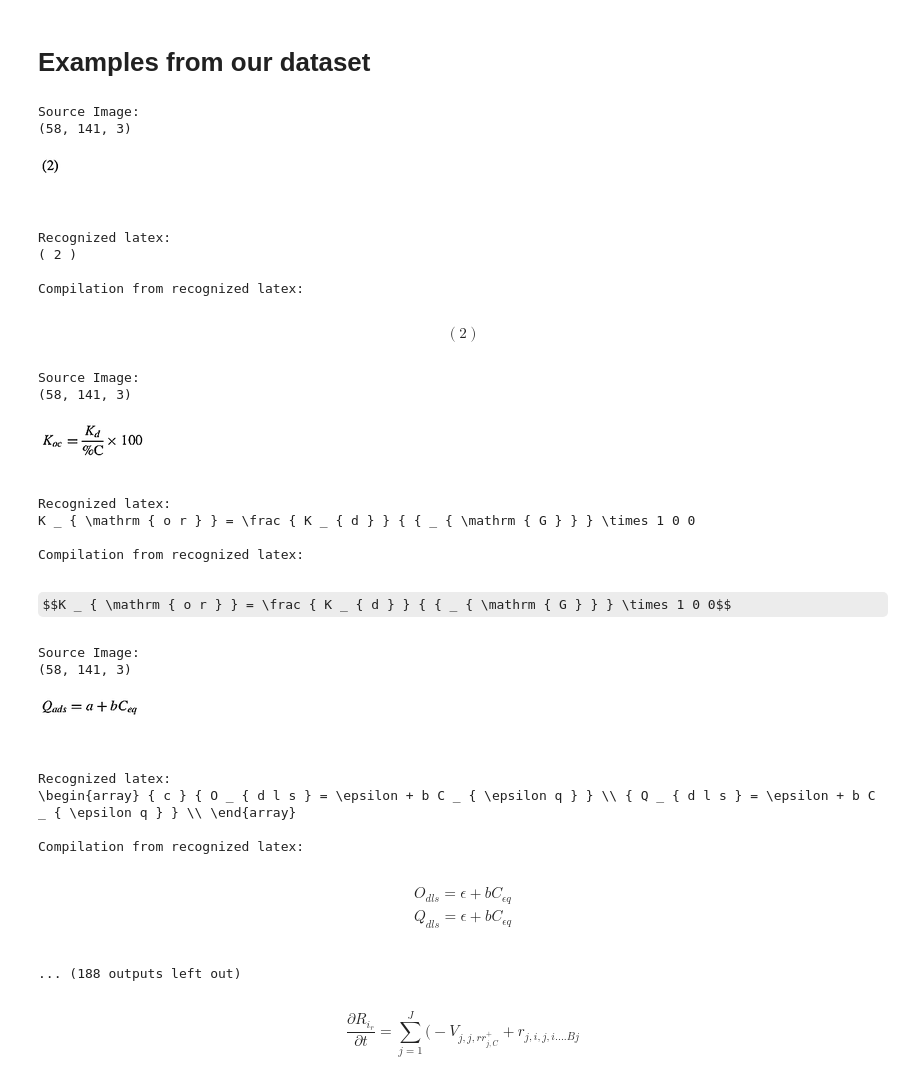
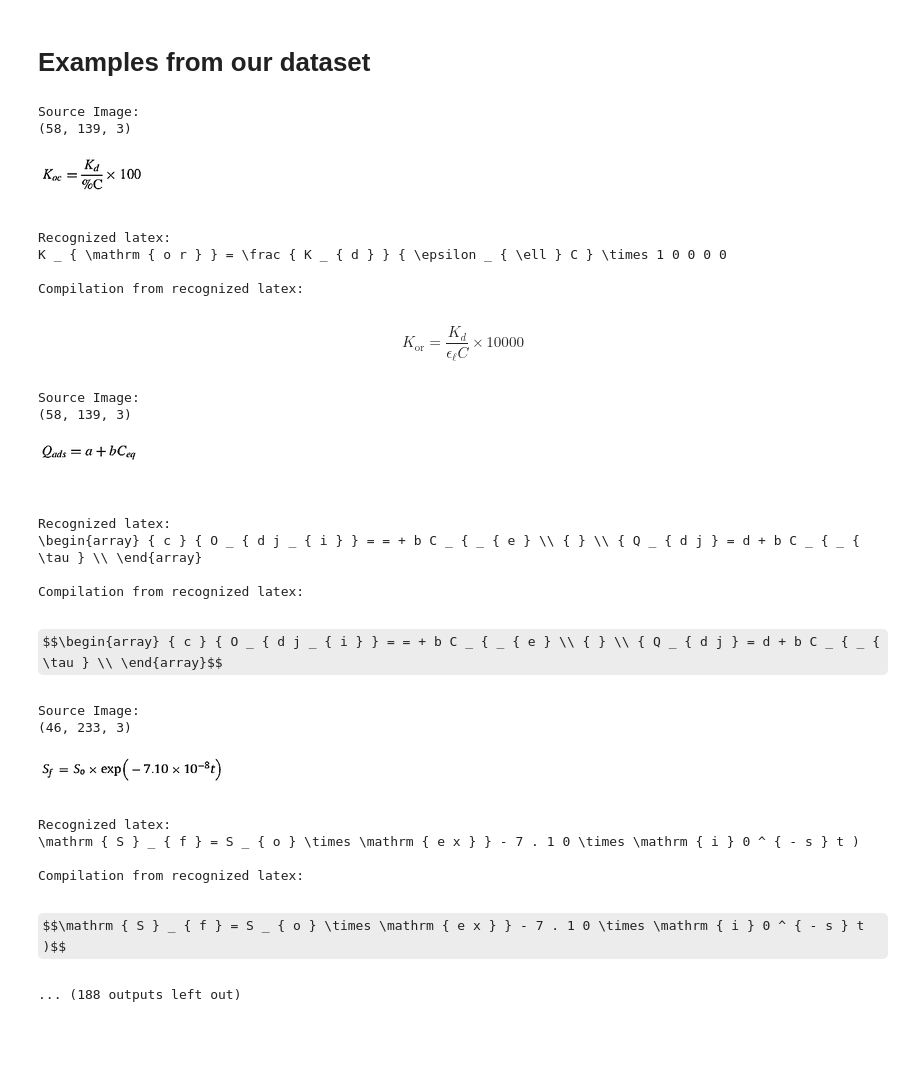
Before and after one commit to UW-COSMOS/latex-ocr, a Jupyter notebook: demo.ipynb, the cells around one changed output. Drawn from its saved outputs; the diff is of its cells as text; code cells hidden in the pictures; some formulas as TeX source; blank space fills up the shorter version.

```diff
--- a/demo.ipynb
+++ b/demo.ipynb
@@ -45,4 +42,0 @@ def predict(src, ratio=1):
-# %%
-for i in range(1,200, 10):
-    predict('data/images_test/%d.png'%i)
-    print('\n\n')
@@ -75,34 +43,32 @@ $$I ^ { c } = \mp \frac { \pi b \sqrt { 1 - \Lambda a ^ { 2 } } } { 2 G } ~ ~ ,$
 # %% [markdown]
 # Examples from our dataset
 # %%
-for i in range(0,50, 1):
-    predict('data/equations/%d.png'%i, ratio=1.7)
+for i in range(0,182, 1):
+    predict('data/equations/%d.png'%i, ratio=1.715)
     print('\n\n')
 # %% [output]
 Source Image:
-(58, 141, 3)
+(58, 139, 3)
-[figure, old version]
+[figure, new version]
 Recognized latex:
-( 2 )
+K _ { \mathrm { o r } } = \frac { K _ { d } } { \epsilon _ { \ell } C } \times 1 0 0 0 0
 
 Compilation from recognized latex:
-$$( 2 )$$
+$$K _ { \mathrm { o r } } = \frac { K _ { d } } { \epsilon _ { \ell } C } \times 1 0 0 0 0$$
 Source Image:
-(58, 141, 3)
+(58, 139, 3)
-[figure, old version]
+[figure, new version]
 Recognized latex:
-K _ { \mathrm { o r } } = \frac { K _ { d } } { { _ { \mathrm { G } } } \times 1 0 0
+\begin{array} { c } { O _ { d j _ { i } } = = + b C _ { _ { e } \\ { } \\ { Q _ { d j } = d + b C _ { _ { \tau } \\ \end{array}
 
 Compilation from recognized latex:
-$$K _ { \mathrm { o r } } = \frac { K _ { d } } { { _ { \mathrm { G } } } \times 1 0 0$$
+$$\begin{array} { c } { O _ { d j _ { i } } = = + b C _ { _ { e } \\ { } \\ { Q _ { d j } = d + b C _ { _ { \tau } \\ \end{array}$$
 Source Image:
-(58, 141, 3)
+(46, 233, 3)
-[figure, old version]
+[figure, new version]
 Recognized latex:
-\begin{array} { c } { O _ { d l s } = \epsilon + b C _ { \epsilon q } } \\ { Q _ { d l s } = \epsilon + b C _ { \epsilon q } } \\ \end{array}
+\mathrm { S } _ { f } = S _ { o } \times \mathrm { e x } } - 7 . 1 0 \times \mathrm { i } 0 ^ { - s } t )
 
 Compilation from recognized latex:
-$$\begin{array} { c } { O _ { d l s } = \epsilon + b C _ { \epsilon q } } \\ { Q _ { d l s } = \epsilon + b C _ { \epsilon q } } \\ \end{array}$$
+$$\mathrm { S } _ { f } = S _ { o } \times \mathrm { e x } } - 7 . 1 0 \times \mathrm { i } 0 ^ { - s } t )$$
 ... (188 outputs left out)
-# %% [markdown]
-$$\frac { \partial R _ { i _ { r } } } { \partial t } = \sum _ { j = 1 } ^ { J } \Big ( - V _ { j , j , r r }  _ { j , C } ^ { + } + r _ { j , i , j , i . . . . B j } $$
```
Also changed, not shown: parts of 4 cells of this notebook.
